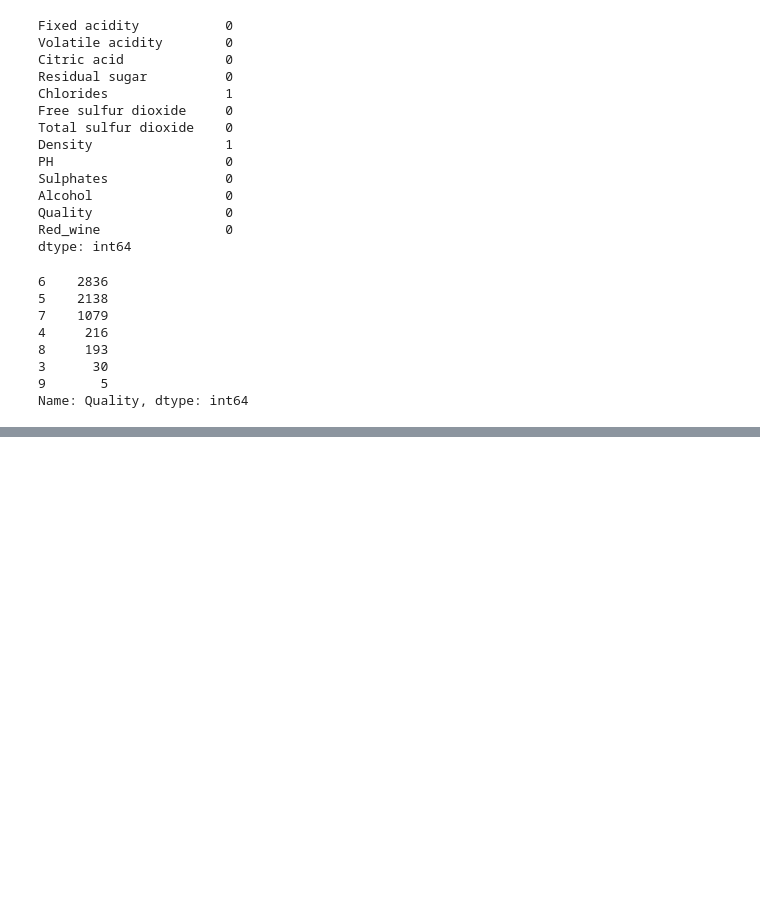
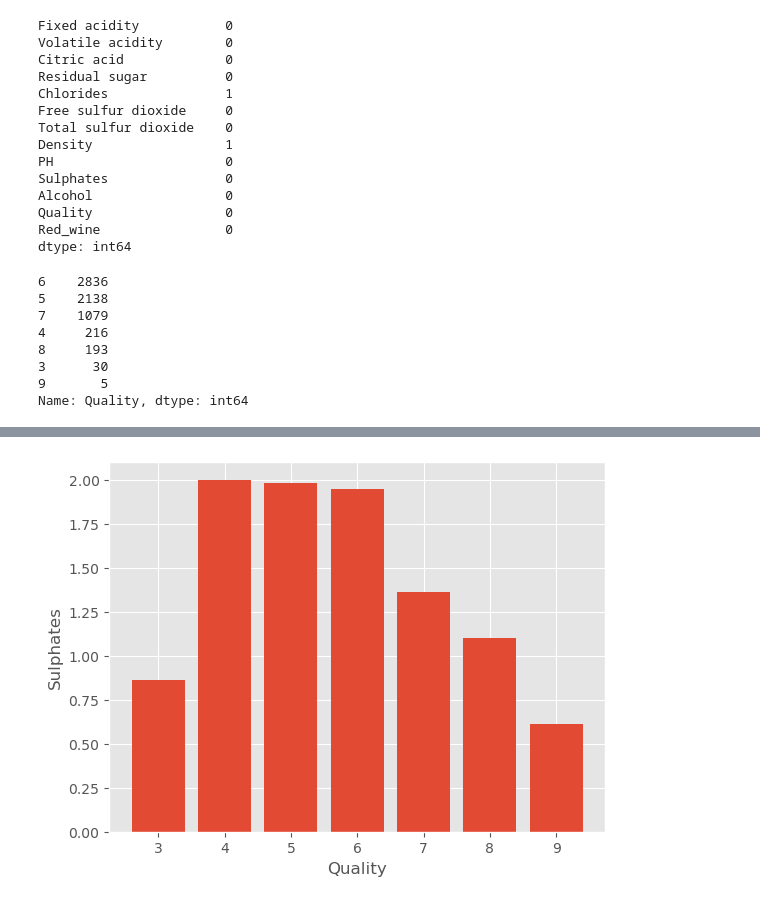
Before and after one commit to Aya03030/iod, a Jupyter notebook: Mini project- wine quality.ipynb, the cells around one changed output, grey strips where cells are left out. Cells and saved outputs as stored; diff of their text form; code cells hidden in the pictures; blank space fills up the shorter version.

```diff
--- a/Mini project- wine quality.ipynb
+++ b/Mini project- wine quality.ipynb
@@ -182,0 +179,7 @@ sns.boxplot(df.Alcohol)
+# %%
+plt.bar(df['Quality'], df['Sulphates'])
+plt.xlabel("Quality")
+plt.ylabel("Sulphates")
+plt.grid(True)
+# %% [output]
+[figure, added]
```
Also changed, not shown: parts of 15 cells of this notebook.
